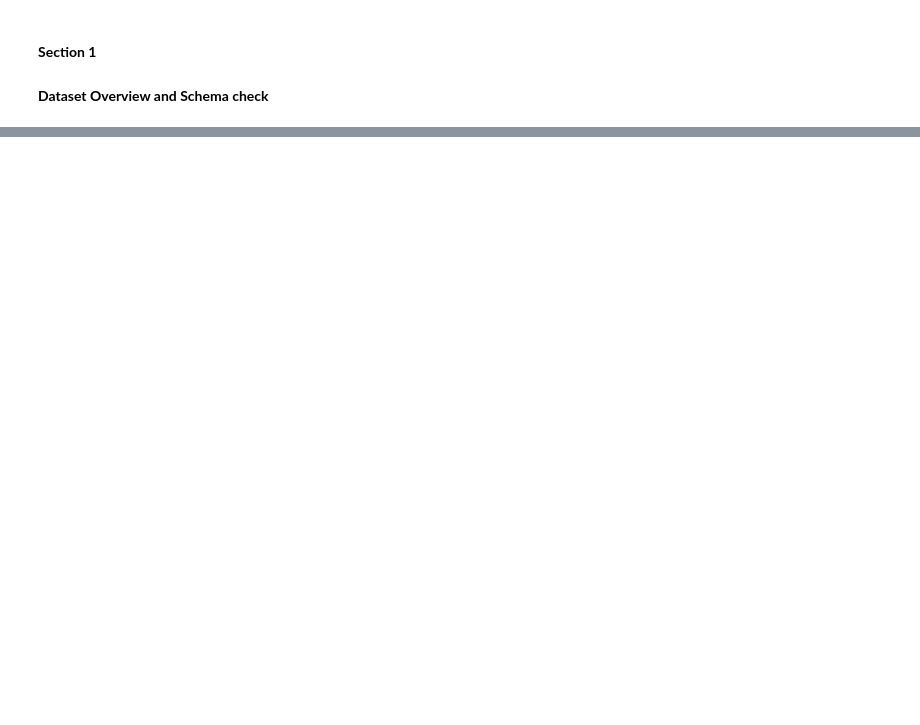
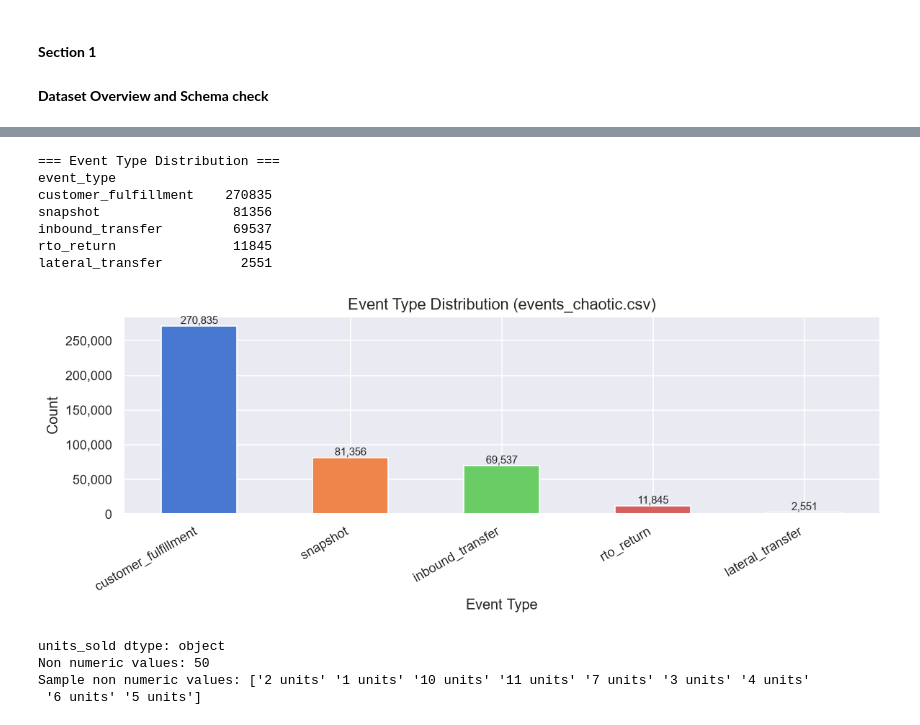
Before and after one commit to adiiquark/omninode_resilience_pipeline, a Jupyter notebook: Data_generation/Production_data/04_eda.ipynb, the cells around one changed output, grey strips where cells are left out. Cells and saved outputs as stored; diff of their text form; code cells hidden in the pictures; blank space fills up the shorter version.

```diff
--- a/Data_generation/Production_data/04_eda.ipynb
+++ b/Data_generation/Production_data/04_eda.ipynb
@@ -25,9 +25,16 @@ sns.set_theme(style= "darkgrid", palette="muted")
 plt.rcParams["figure.dpi"] = 120
 plt.rcParams["figure.figsize"] = (12, 4)
 
+#  load chaotic events
+df = pd.read_csv(
+    "events_chaotic.csv",
+    parse_dates=["event_timestamp"]
+)
+df["event_timestamp"] = pd.to_datetime(df["event_timestamp"], errors="coerce")
+
+
+
 ## load the chaotic events
-df = pd.read_csv("events_chaotic.csv", parse_dates = ["event_timestamp"])
-
 ## load dimension tables for joins
 df_node = pd.read_csv("dim_node.csv")
 df_product = pd.read_csv("dim_product.csv")
@@ -90,0 +98,49 @@ product_id             81356     18.65
+# %%
+## event type counts
+event_counts = df["event_type"].value_counts()
+print("=== Event Type Distribution ===")
+print(event_counts.to_string())
+print()
+
+fig, ax = plt.subplots(figsize = (10, 4))
+event_counts.plot(kind="bar", ax= ax, color = sns.color_palette("muted", len(event_counts)))
+ax.set_title("Event Type Distribution (events_chaotic.csv)", fontsize = 13)
+ax.set_xlabel("Event Type")
+ax.set_ylabel("Count")
+ax.yaxis.set_major_formatter(mticker.FuncFormatter(lambda x, _: f"{int(x):,}"))
+for bar in ax.patches:
+    ax.annotate(f"{int(bar.get_height()):,}",
+                (bar.get_x() + bar.get_width() /2, bar.get_height()),
+                ha= "center", va = "bottom", fontsize=9)
+plt.xticks(rotation= 30, ha = "right")
+plt.tight_layout()
+plt.show()
+# %% [output]
+=== Event Type Distribution ===
+event_type
+customer_fulfillment    270835
+snapshot                 81356
+inbound_transfer         69537
+rto_return               11845
+lateral_transfer          2551
+[figure, added]
+# %%
+# units_sold is object dtype, count how many rows are numeric
+# chaos 2.1 injected "9 units" strings into 50 rows
+# xhaos 4.3 injected 999999 (numeric but an extreme outlier)
+
+units_numeric = pd.to_numeric(df["units_sold"], errors = "coerce")
+non_numeric_mask = units_numeric.isna() & df["units_sold"].notna() # to ensure that only rows of type "9 units" are flagged
+
+print(f"units_sold dtype: {df['units_sold'].dtype}")
+print(f"Non numeric values: {non_numeric_mask.sum()}")
+print(f"Sample non numeric values: {df.loc[non_numeric_mask, 'units_sold'].unique()[:10]}")
+
+# Silver layer fix:
+# df["units_sold"] = pd.to_numeric( df["units_sold"].astype(str).str.replace(" units", "", regex=False),
+#   errors = "coerce")
+# %% [output]
+units_sold dtype: object
+Non numeric values: 50
+Sample non numeric values: ['2 units' '1 units' '10 units' '11 units' '7 units' '3 units' '4 units'
+ '6 units' '5 units']
```
Also changed, not shown: parts of 7 cells of this notebook.
